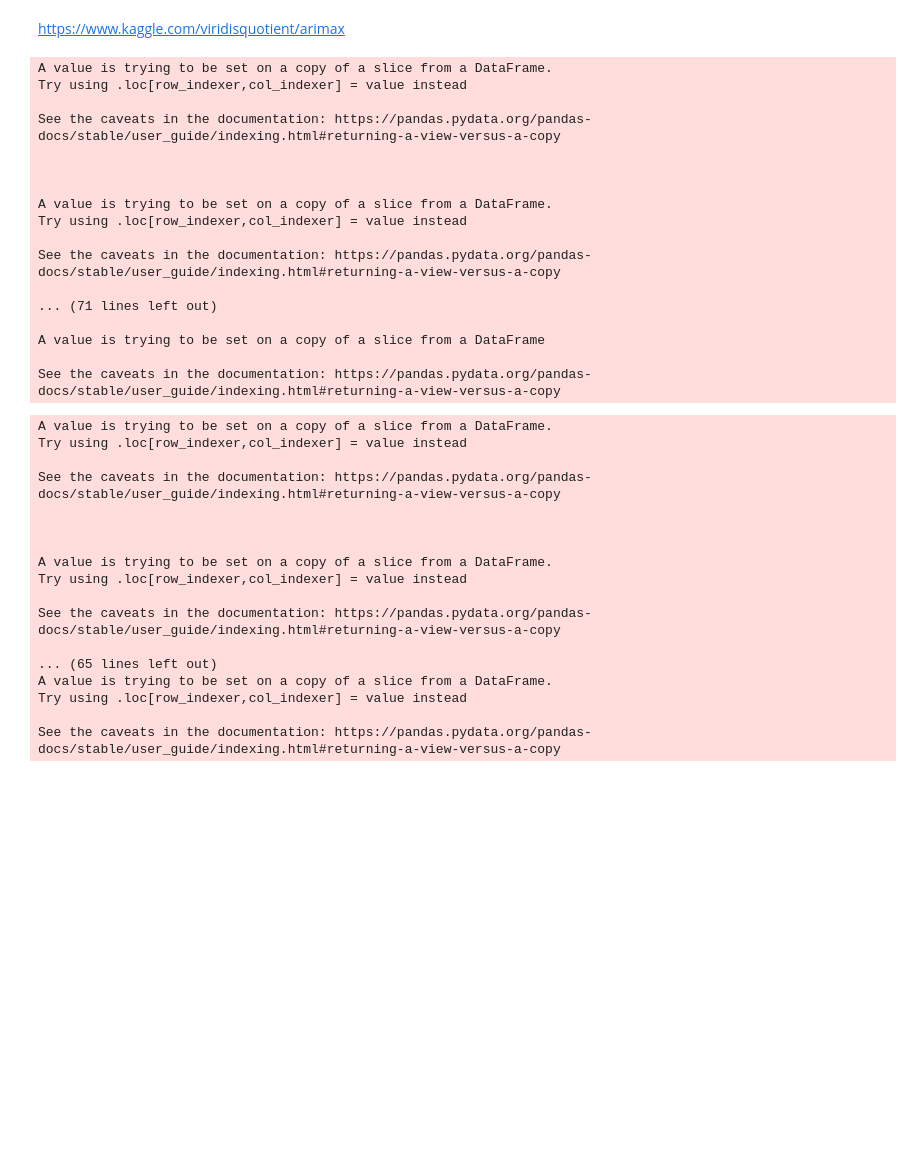
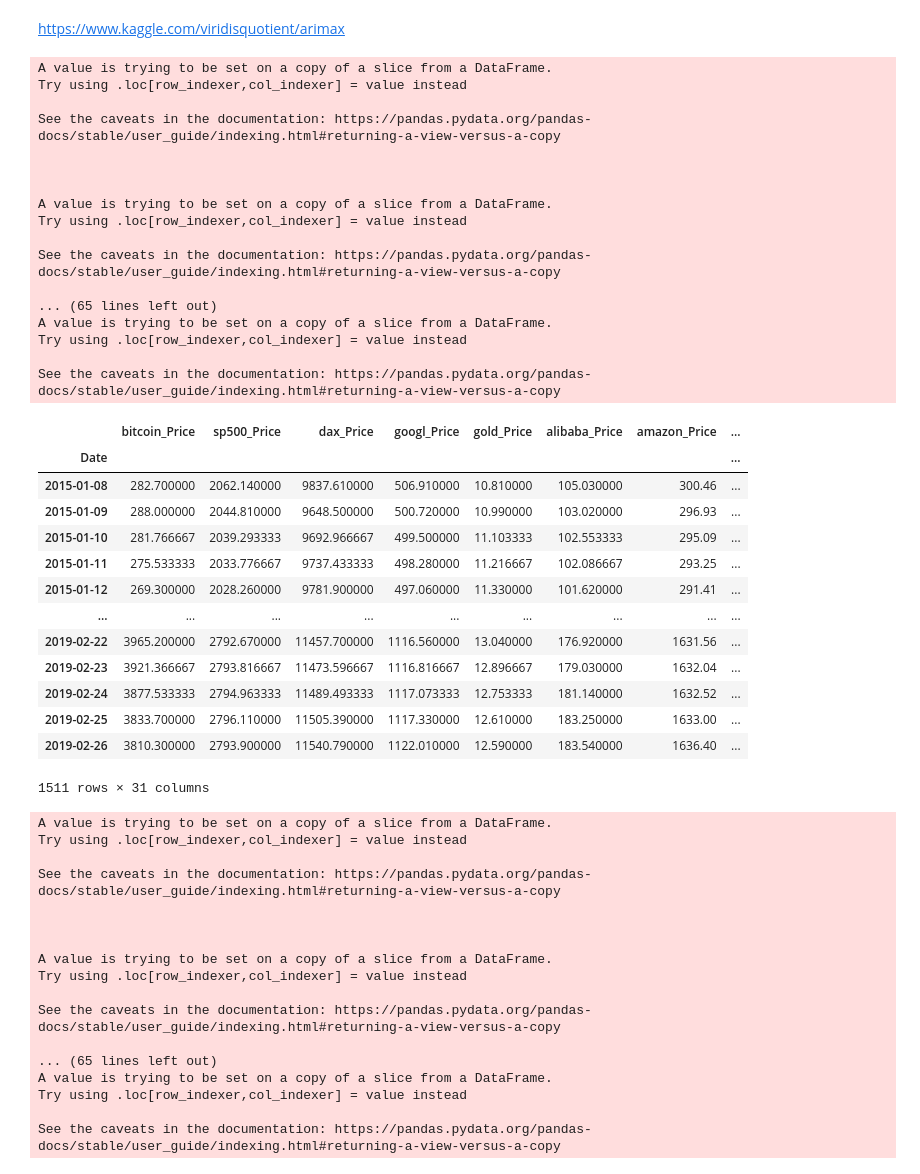
Before and after one commit to herrfeder/DataScientist, a Jupyter notebook: Project_05_Capstone_Stock_Chart_Analysis/03_model_ARIMAX.ipynb, the cells around one changed output. Drawn from its saved outputs; the diff is of its cells as text; code cells hidden in the pictures; blank space fills up the shorter version.

```diff
--- a/Project_05_Capstone_Stock_Chart_Analysis/03_model_ARIMAX.ipynb
+++ b/Project_05_Capstone_Stock_Chart_Analysis/03_model_ARIMAX.ipynb
@@ -27,9 +32,4 @@ valid = corr_df[int(0.8*(len(corr_df))):]
 # %%
-months = train.index.month
-dummy_months = pd.get_dummies(months)
-dummy_months.columns = ['month-%s' % m for m in dummy_months.columns]
-dummy_months.index = train.index
-
 train['bitcoin_Price_prev_week'] = train['bitcoin_Price'].shift(8)
 train['bitcoin_Price_prev_month'] = train['bitcoin_Price'].shift(31)
 train['alibaba_Price_prev_month'] = train['alibaba_Price'].shift(31)
@@ -47,7 +47,7 @@ train['economy_pos_prev_month'] = train['economy_pos_sents'].shift(31)
 
 train.fillna(0, inplace=True)
 
-train = pd.concat([train, dummy_months], axis=1)
+train = pd.concat([train, dummy_months.iloc[:,:3]], axis=1)
 # %% [output]
 A value is trying to be set on a copy of a slice from a DataFrame.
 Try using .loc[row_indexer,col_indexer] = value instead
@@ -61,11 +61,28 @@ Try using .loc[row_indexer,col_indexer] = value instead
 
 See the caveats in the documentation: https://pandas.pydata.org/pandas-docs/stable/user_guide/indexing.html#returning-a-view-versus-a-copy
 
-... (71 lines left out)
-
-A value is trying to be set on a copy of a slice from a DataFrame
+... (65 lines left out)
+A value is trying to be set on a copy of a slice from a DataFrame.
+Try using .loc[row_indexer,col_indexer] = value instead
 
 See the caveats in the documentation: https://pandas.pydata.org/pandas-docs/stable/user_guide/indexing.html#returning-a-view-versus-a-copy
+# %%
+train
+# %% [output]
+|  | bitcoin_Price | sp500_Price | dax_Price | googl_Price | gold_Price | alibaba_Price | amazon_Price | ... |
+| Date |  |  |  |  |  |  |  | ... |
+| 2015-01-08 | 282.700000 | 2062.140000 | 9837.610000 | 506.910000 | 10.810000 | 105.030000 | 300.46 | ... |
+| 2015-01-09 | 288.000000 | 2044.810000 | 9648.500000 | 500.720000 | 10.990000 | 103.020000 | 296.93 | ... |
+| 2015-01-10 | 281.766667 | 2039.293333 | 9692.966667 | 499.500000 | 11.103333 | 102.553333 | 295.09 | ... |
+| 2015-01-11 | 275.533333 | 2033.776667 | 9737.433333 | 498.280000 | 11.216667 | 102.086667 | 293.25 | ... |
+| 2015-01-12 | 269.300000 | 2028.260000 | 9781.900000 | 497.060000 | 11.330000 | 101.620000 | 291.41 | ... |
+| ... | ... | ... | ... | ... | ... | ... | ... | ... |
+| 2019-02-22 | 3965.200000 | 2792.670000 | 11457.700000 | 1116.560000 | 13.040000 | 176.920000 | 1631.56 | ... |
+| 2019-02-23 | 3921.366667 | 2793.816667 | 11473.596667 | 1116.816667 | 12.896667 | 179.030000 | 1632.04 | ... |
+| 2019-02-24 | 3877.533333 | 2794.963333 | 11489.493333 | 1117.073333 | 12.753333 | 181.140000 | 1632.52 | ... |
+| 2019-02-25 | 3833.700000 | 2796.110000 | 11505.390000 | 1117.330000 | 12.610000 | 183.250000 | 1633.00 | ... |
+| 2019-02-26 | 3810.300000 | 2793.900000 | 11540.790000 | 1122.010000 | 12.590000 | 183.540000 | 1636.40 | ... |
+1511 rows × 31 columns
 # %%
 months = valid.index.month
 dummy_months = pd.get_dummies(months)
```
Also changed, not shown: parts of 1 cell of this notebook, 3 other files.
